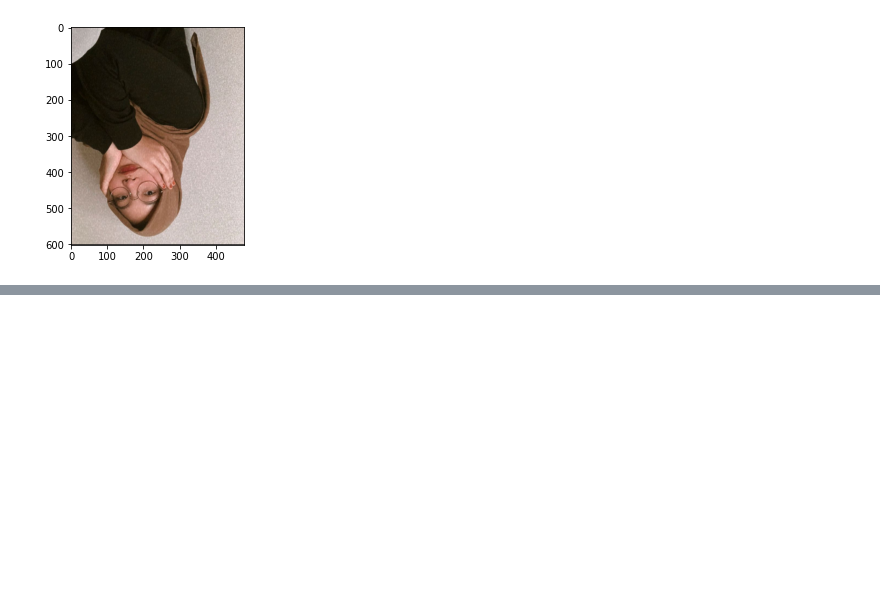
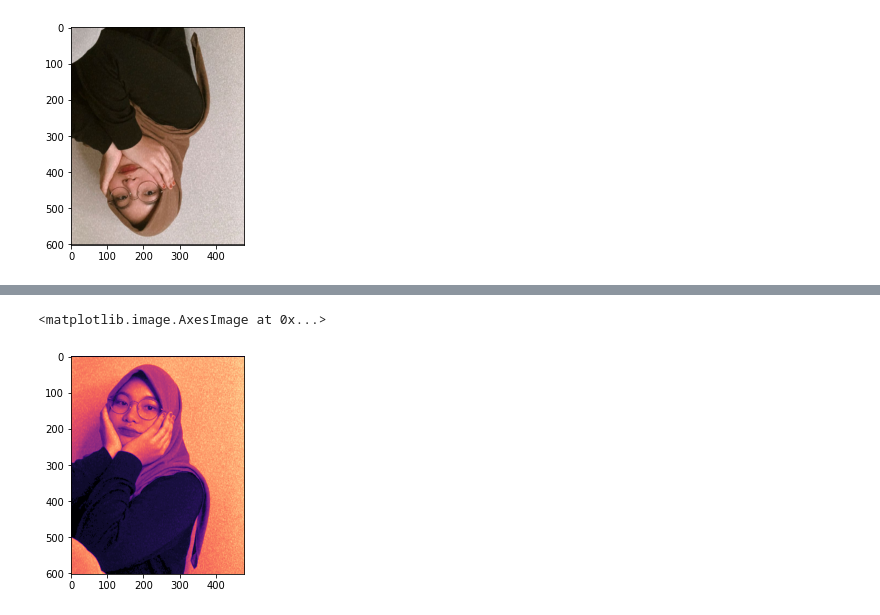
Before and after one commit to haidaroktafiansyah/PCVK_Genap_2021, a Jupyter notebook: week2.ipynb, the cells around one changed output, grey strips where cells are left out. Cells and saved outputs as stored; diff of their text form; code cells hidden in the pictures; blank space fills up the shorter version.

```diff
--- a/week2.ipynb
+++ b/week2.ipynb
@@ -109,0 +120,5 @@ plt.imshow(img7)
+# %%
+plt.imshow(img_gray, cmap='magma')
+# %% [output]
+<matplotlib.image.AxesImage at 0x...>
+[figure, added]
```
Also changed, not shown: parts of 7 cells of this notebook.
